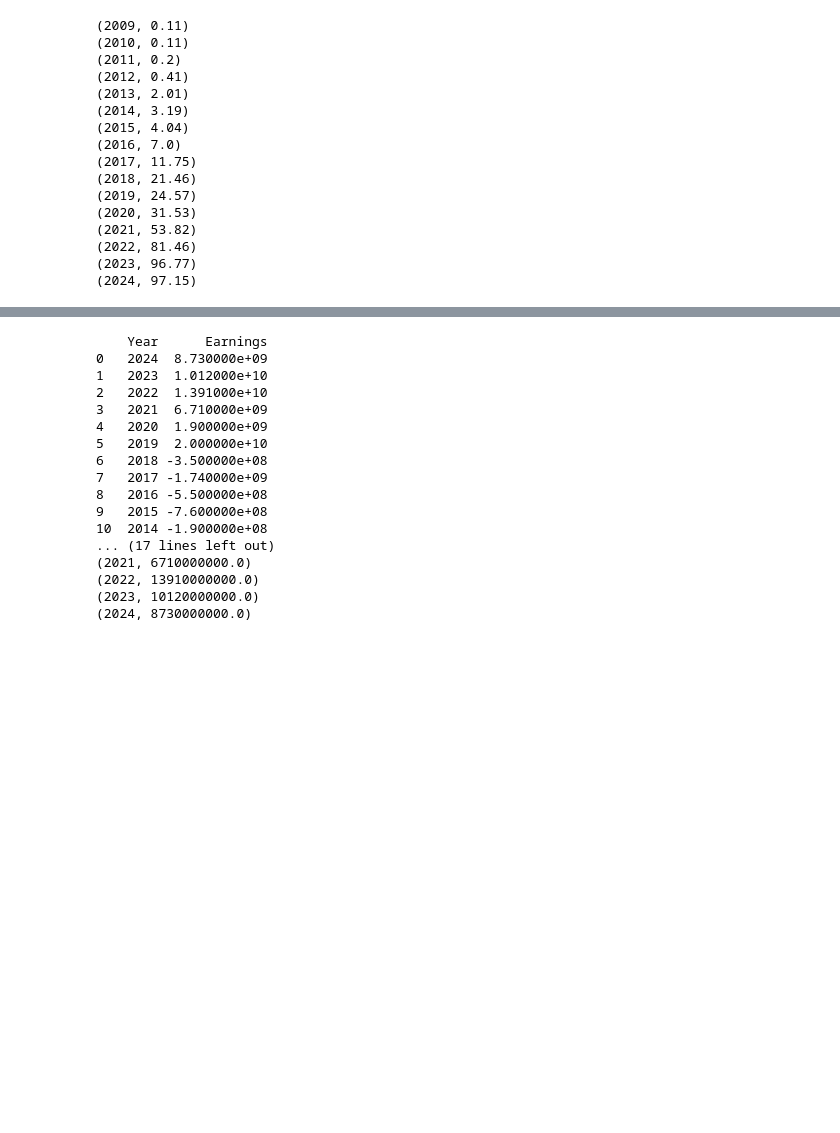
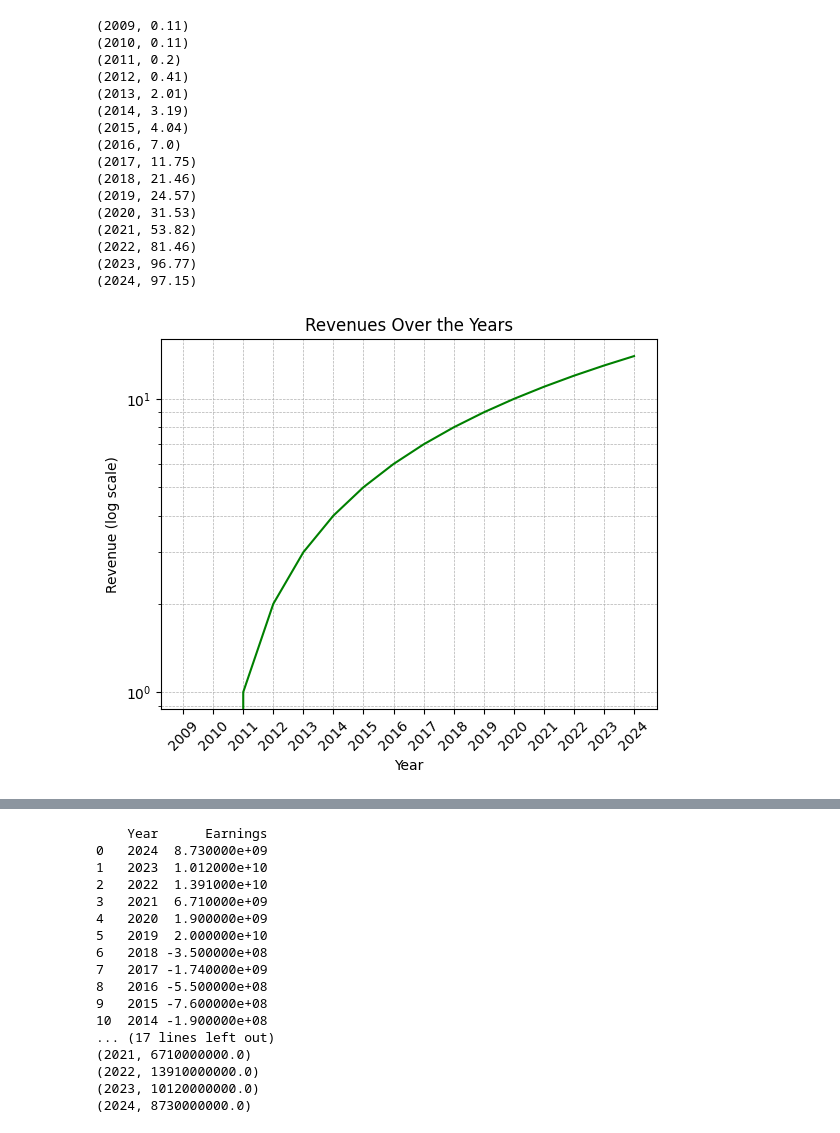
Before and after one commit to 4GeeksAcademy/LC_web-scraping-project-tutorial, a Jupyter notebook: src/app.ipynb, the cells around one changed output, grey strips where cells are left out. Saved outputs shown, nothing was run; the diff lists cells and outputs as text; code cells hidden in the pictures; blank space fills up the shorter version.

```diff
--- a/src/app.ipynb
+++ b/src/app.ipynb
@@ -85,6 +85,6 @@ database
  ['2010', '0.11'],
  ['2009', '0.11']]
 # %%
-df = pd.DataFrame(database, columns=["Year", "Revenue"])
-df = df.sort_values("Year", ascending=False)
+df1 = pd.DataFrame(database, columns=["Year", "Revenue"])
+df1 = df1.sort_values("Year", ascending=False)
 # %%
@@ -166,3 +168,17 @@ conn.close()
 (2024, 97.15)
 # %%
 conn.close()
+# %%
+#Invierto el df para que la vizualisacion sea más logica y que me enseñe del 2009 a 2024 y no el contrario :
+df_asc = df1[::-1].reset_index(drop=True)
+
+plt.plot(df_asc['Year'], df_asc['Revenue'], color='green')
+plt.yscale('log')  # Escala logarítmica en Y
+plt.title('Revenues Over the Years')
+plt.xlabel('Year')
+plt.ylabel('Revenue (log scale)')
+plt.grid(True, which='both', linestyle='--', linewidth=0.5)  # Mejora la visibilidad del grid
+plt.tick_params(axis='x', rotation=45)
+plt.show()
+# %% [output]
+[figure, added]
```
Also changed, not shown: parts of 5 cells of this notebook, 2 other files.
